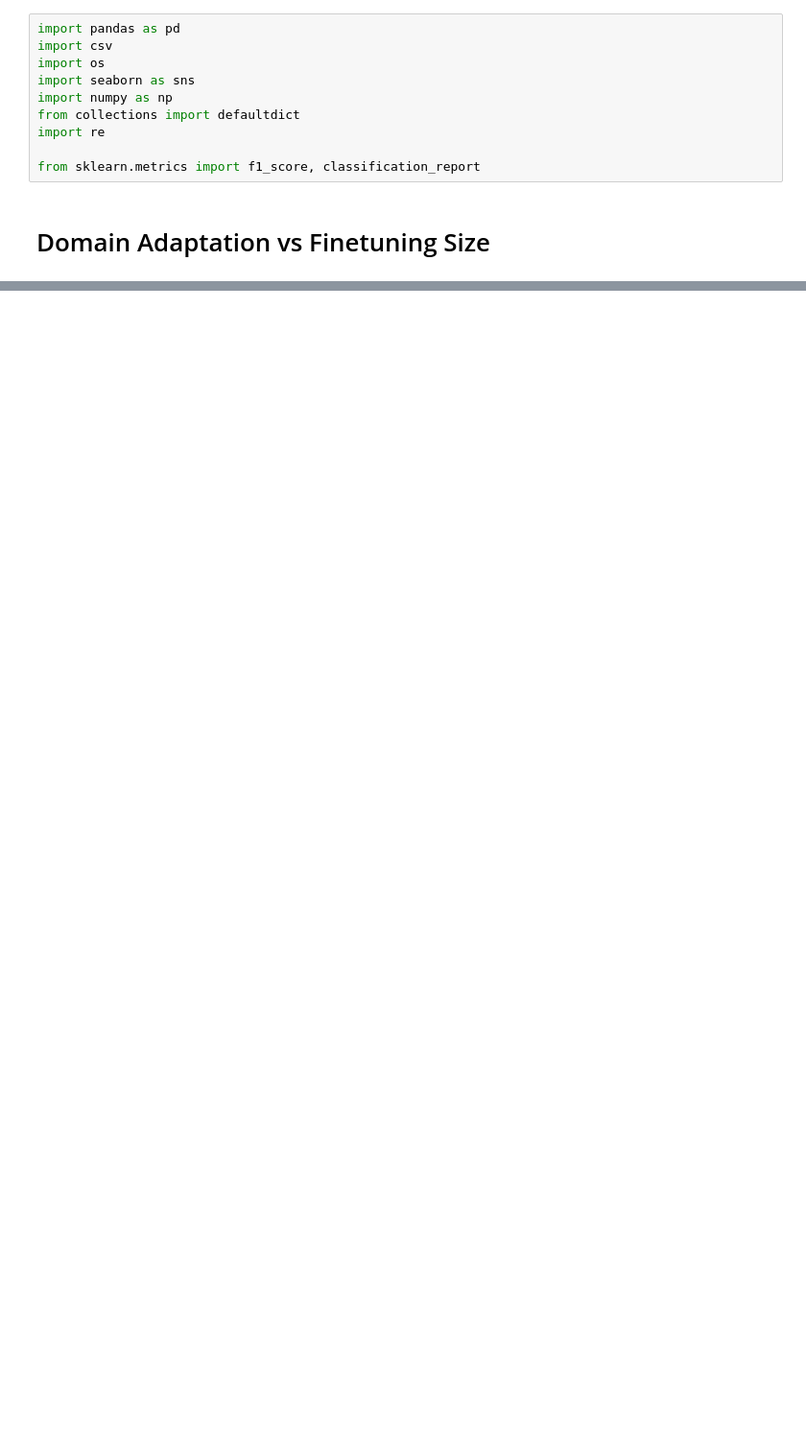
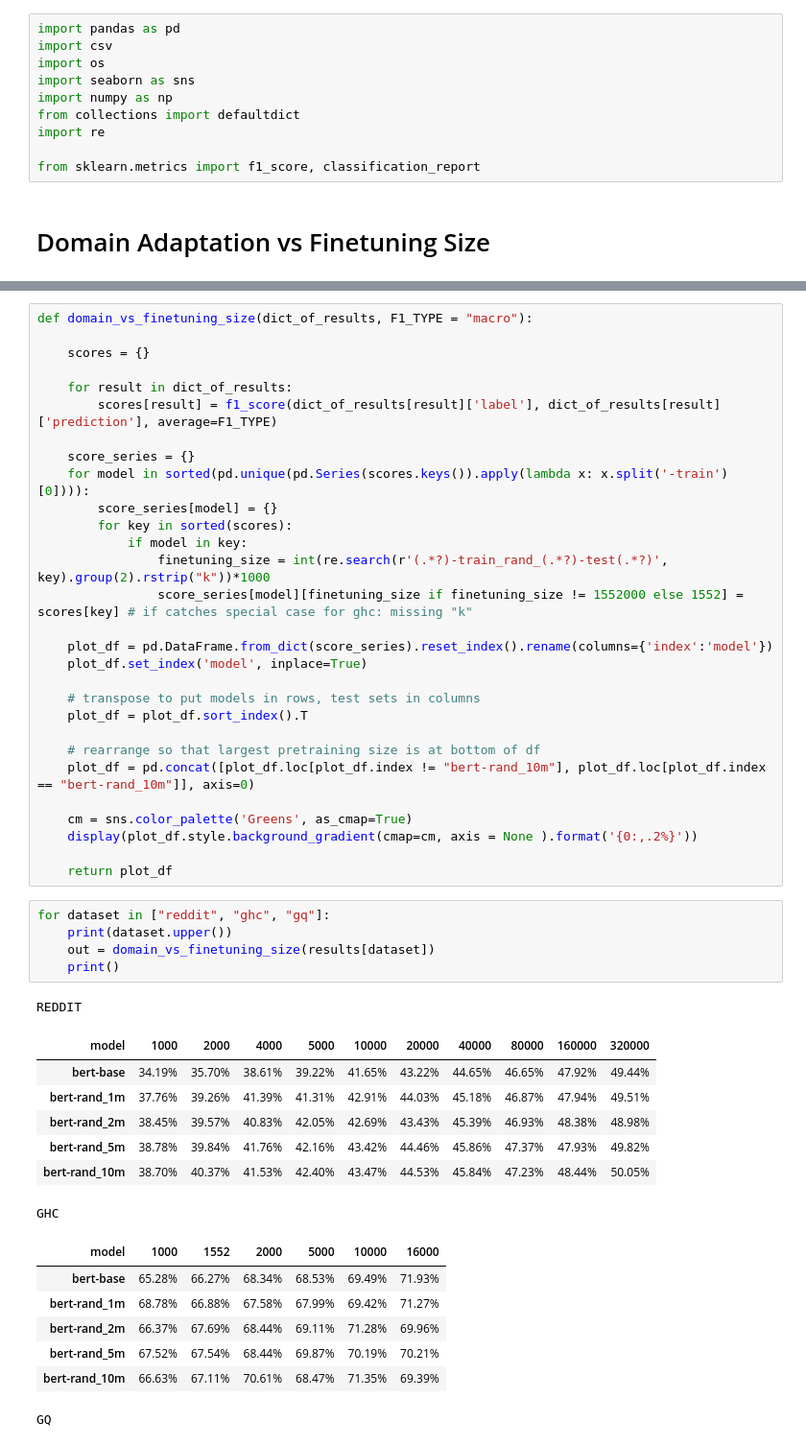
Before and after one commit to paul-rottger/temporal-adaptation, a Jupyter notebook: 4_evaluation/classification/evaluate_classification_results.ipynb, the cells around one changed output, grey strips where cells are left out. Shown: that part at 96% size. Drawn from its saved outputs; the diff is of its cells as text; blank space fills up the shorter version.

```diff
--- a/4_evaluation/classification/evaluate_classification_results.ipynb
+++ b/4_evaluation/classification/evaluate_classification_results.ipynb
@@ -752,0 +30,50 @@ avg. macro F1 diff. between month+month and base+rand
+# %%
+def domain_vs_finetuning_size(dict_of_results, F1_TYPE = "macro"):
+
+    scores = {}
+
+    for result in dict_of_results:
+        scores[result] = f1_score(dict_of_results[result]['label'], dict_of_results[result]['prediction'], average=F1_TYPE)
+
+    score_series = {}
+    for model in sorted(pd.unique(pd.Series(scores.keys()).apply(lambda x: x.split('-train')[0]))):
+        score_series[model] = {}
+        for key in sorted(scores):
+            if model in key:
+                finetuning_size = int(re.search(r'(.*?)-train_rand_(.*?)-test(.*?)', key).group(2).rstrip("k"))*1000
+                score_series[model][finetuning_size if finetuning_size != 1552000 else 1552] = scores[key] # if catches special case for ghc: missing "k"
+
+    plot_df = pd.DataFrame.from_dict(score_series).reset_index().rename(columns={'index':'model'})
+    plot_df.set_index('model', inplace=True)
+
+    # transpose to put models in rows, test sets in columns
+    plot_df = plot_df.sort_index().T
+
+    # rearrange so that largest pretraining size is at bottom of df
+    plot_df = pd.concat([plot_df.loc[plot_df.index != "bert-rand_10m"], plot_df.loc[plot_df.index == "bert-rand_10m"]], axis=0)
+
+    cm = sns.color_palette('Greens', as_cmap=True)
+    display(plot_df.style.background_gradient(cmap=cm, axis = None ).format('{0:,.2%}'))
+
+    return plot_df
+# %%
+for dataset in ["reddit", "ghc", "gq"]:
+    print(dataset.upper())
+    out = domain_vs_finetuning_size(results[dataset])
+    print()
+# %% [output]
+REDDIT
+| model | 1000 | 2000 | 4000 | 5000 | 10000 | 20000 | 40000 | 80000 | 160000 | 320000 |
+| bert-base | 34.19% | 35.70% | 38.61% | 39.22% | 41.65% | 43.22% | 44.65% | 46.65% | 47.92% | 49.44% |
+| bert-rand_1m | 37.76% | 39.26% | 41.39% | 41.31% | 42.91% | 44.03% | 45.18% | 46.87% | 47.94% | 49.51% |
+| bert-rand_2m | 38.45% | 39.57% | 40.83% | 42.05% | 42.69% | 43.43% | 45.39% | 46.93% | 48.38% | 48.98% |
+| bert-rand_5m | 38.78% | 39.84% | 41.76% | 42.16% | 43.42% | 44.46% | 45.86% | 47.37% | 47.93% | 49.82% |
+| bert-rand_10m | 38.70% | 40.37% | 41.53% | 42.40% | 43.47% | 44.53% | 45.84% | 47.23% | 48.44% | 50.05% |
+GHC
+| model | 1000 | 1552 | 2000 | 5000 | 10000 | 16000 |
+| bert-base | 65.28% | 66.27% | 68.34% | 68.53% | 69.49% | 71.93% |
+| bert-rand_1m | 68.78% | 66.88% | 67.58% | 67.99% | 69.42% | 71.27% |
+| bert-rand_2m | 66.37% | 67.69% | 68.44% | 69.11% | 71.28% | 69.96% |
+| bert-rand_5m | 67.52% | 67.54% | 68.44% | 69.87% | 70.19% | 70.21% |
+| bert-rand_10m | 66.63% | 67.11% | 70.61% | 68.47% | 71.35% | 69.39% |
+GQ
```
Also changed, not shown: parts of 51 cells of this notebook, 4 other files.
